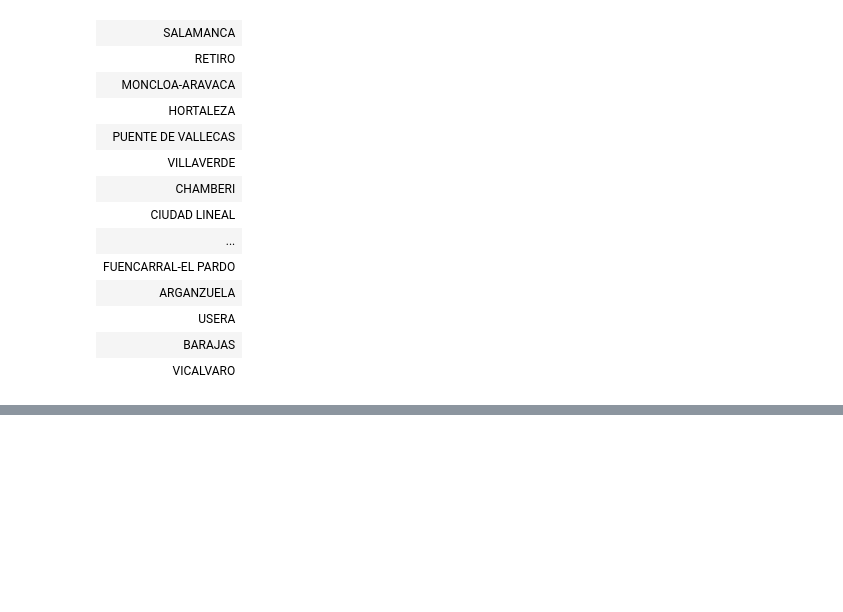
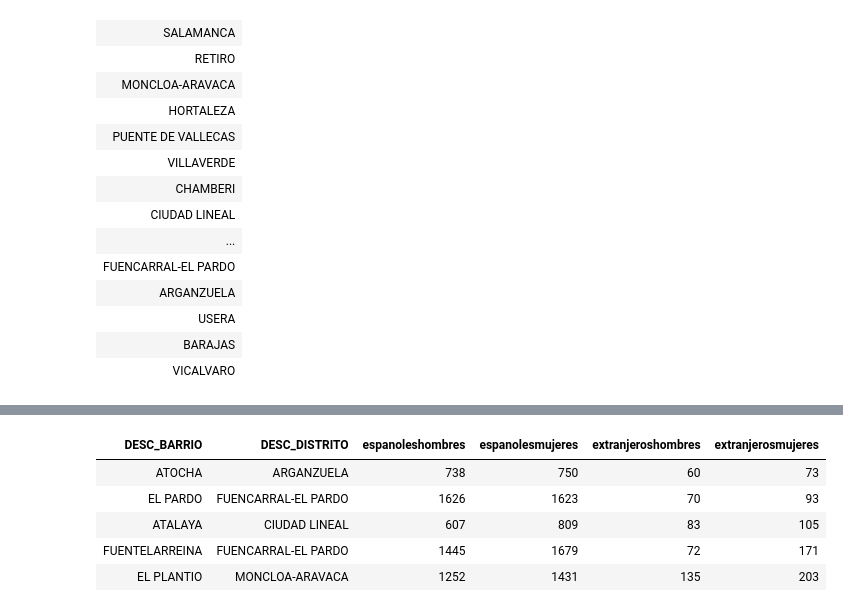
Before and after one commit to inakibosonit/formacion, a Jupyter notebook: practica_padron/ejercicios_spark.ipynb, the cells around one changed output, grey strips where cells are left out. Cells and saved outputs as stored; diff of their text form; code cells hidden in the pictures; blank space fills up the shorter version.

```diff
--- a/practica_padron/ejercicios_spark.ipynb
+++ b/practica_padron/ejercicios_spark.ipynb
@@ -145,0 +141,13 @@ df5.cache()
+# %%
+#Lanza una consulta contra el DF resultante en la que muestre el número total de "espanoleshombres", "espanolesmujeres", extranjeroshombres" y "extranjerosmujeres" para cada barrio de cada distrito. Las columnas distrito y barrio deben ser las primeras en aparecer en el show. Los resultados deben estar ordenados en orden de más a menos según la columna "extranjerosmujeres" y desempatarán por la columna "extranjeroshombres".
+
+df6 = df5.groupBy("DESC_BARRIO", "DESC_DISTRITO").agg(F.sum(F.col('espanoleshombres').cast('int')).alias('espanoleshombres'), F.sum(F.col('espanolesmujeres').cast('int')).alias('espanolesmujeres'),  F.sum(F.col('extranjeroshombres').cast('int')).alias('extranjeroshombres'), F.sum(F.col('extranjerosmujeres').cast('int')).alias('extranjerosmujeres') ).orderBy("extranjerosmujeres", "extranjeroshombres").cache()
+
+display(df6.limit(5))
+# %% [output]
+| DESC_BARRIO | DESC_DISTRITO | espanoleshombres | espanolesmujeres | extranjeroshombres | extranjerosmujeres |
+| ATOCHA | ARGANZUELA | 738 | 750 | 60 | 73 |
+| EL PARDO | FUENCARRAL-EL PARDO | 1626 | 1623 | 70 | 93 |
+| ATALAYA | CIUDAD LINEAL | 607 | 809 | 83 | 105 |
+| FUENTELARREINA | FUENCARRAL-EL PARDO | 1445 | 1679 | 72 | 171 |
+| EL PLANTIO | MONCLOA-ARAVACA | 1252 | 1431 | 135 | 203 |
```
Also changed, not shown: parts of 17 cells of this notebook.
